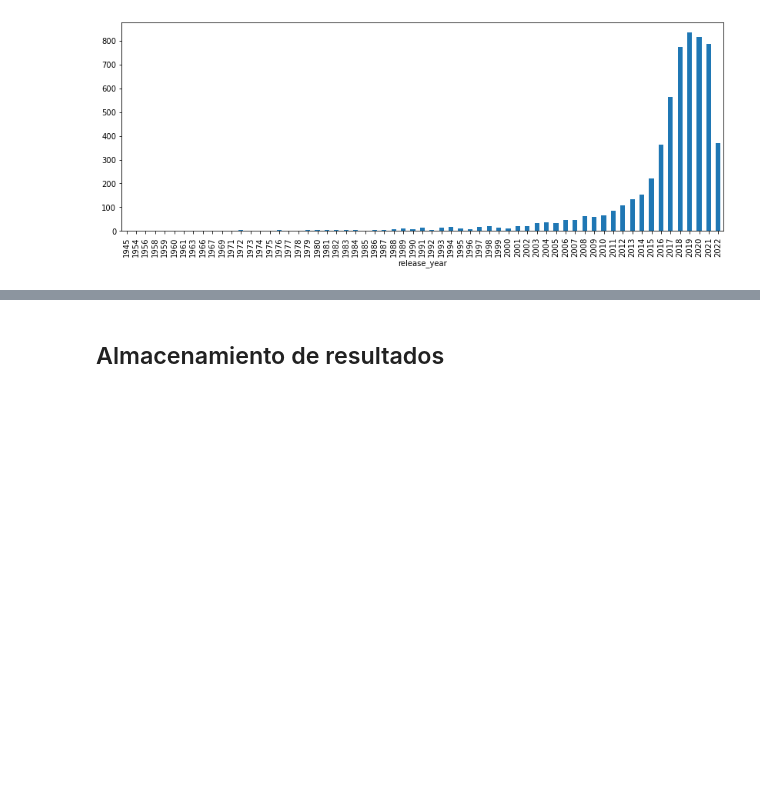
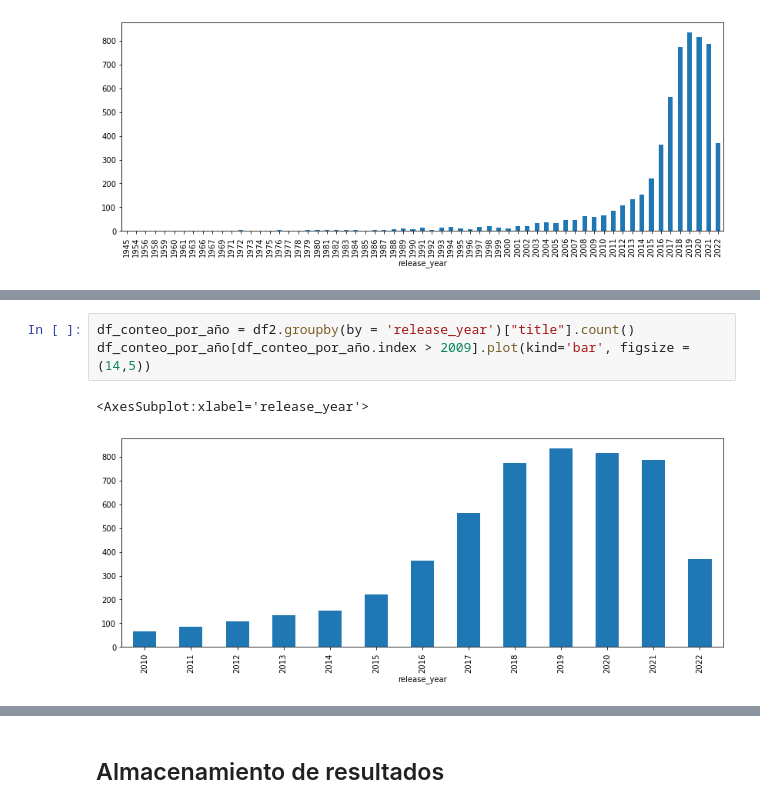
Before and after one commit to gejocastro/entrega-final-ad22, a Jupyter notebook: examen_data_analysis 4ago.ipynb, the cells around one changed output, grey strips where cells are left out. Cells and saved outputs as stored; diff of their text form; blank space fills up the shorter version.

```diff
--- a/examen_data_analysis 4ago.ipynb
+++ b/examen_data_analysis 4ago.ipynb
@@ -574,0 +597,6 @@ aca poner limitandtes q tuvimos para analizar y supuestos q hicimos
+# %%
+df_conteo_por_año = df2.groupby(by = 'release_year')["title"].count()
+df_conteo_por_año[df_conteo_por_año.index > 2009].plot(kind='bar', figsize = (14,5))
+# %% [output]
+<AxesSubplot:xlabel='release_year'>
+[figure, added]
```
Also changed, not shown: parts of 48 cells of this notebook, 2 other files.
